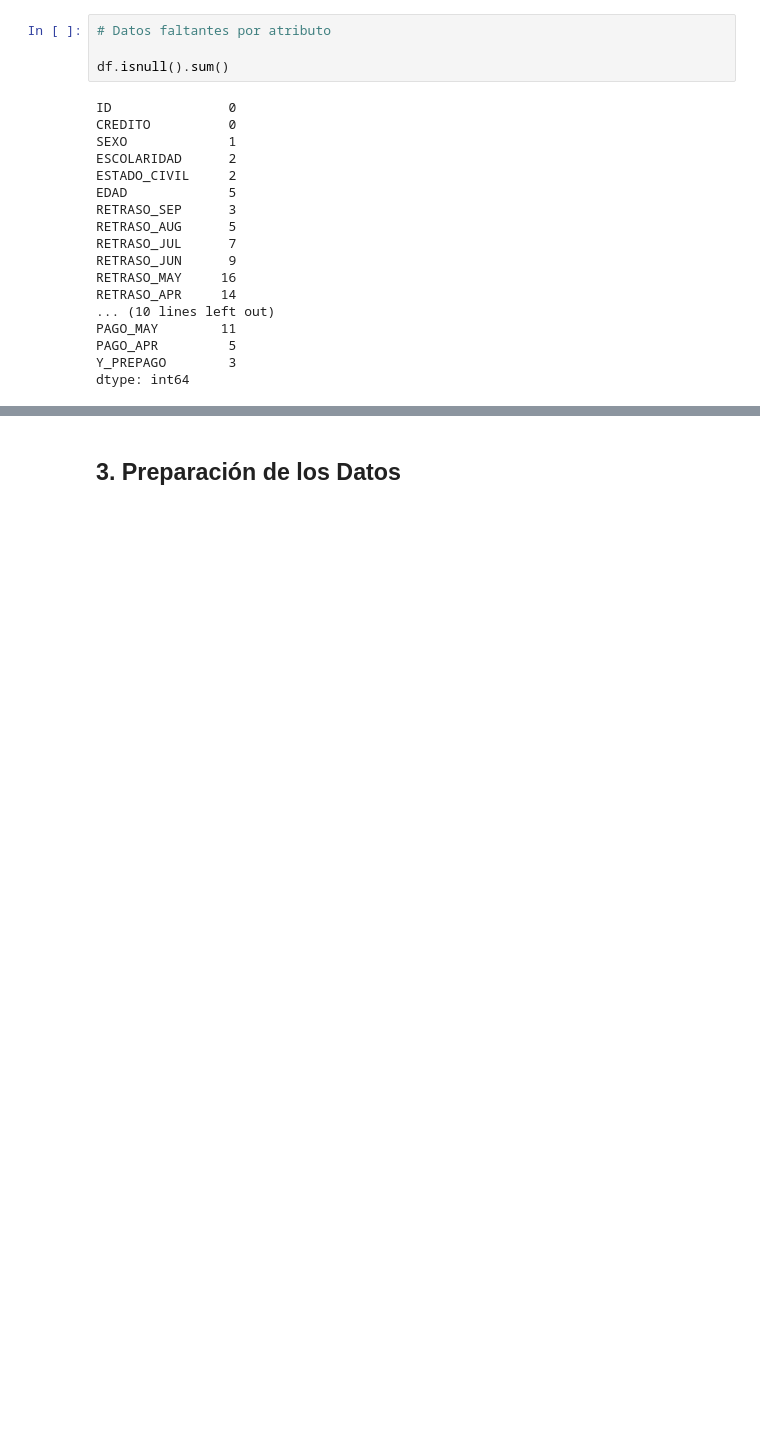
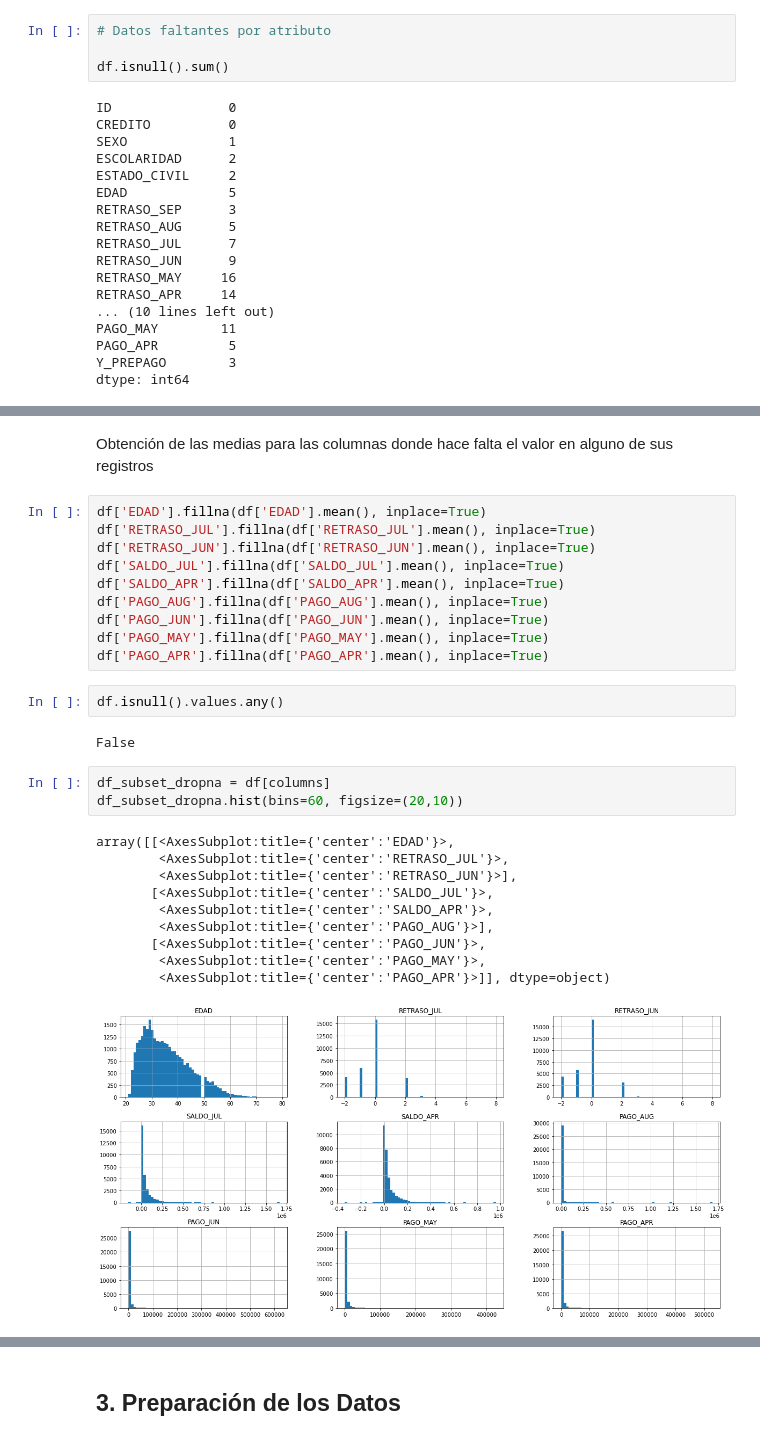
Before and after one commit to PosgradoMNA/actividades-de-aprendizaje-armandoBringas-a01200230, a Jupyter notebook: Activity_week_3/Week_3-Activity_1/Actividad-1.ipynb, the cells around one changed output, grey strips where cells are left out. Drawn from its saved outputs; the diff is of its cells as text; blank space fills up the shorter version.

```diff
--- a/Activity_week_3/Week_3-Activity_1/Actividad-1.ipynb
+++ b/Activity_week_3/Week_3-Activity_1/Actividad-1.ipynb
@@ -250,0 +462,30 @@ df[df['Y_PREPAGO'].isna()]
+# %% [markdown]
+Obtención de las medias para las columnas donde hace falta el valor en alguno de sus registros
+# %%
+df['EDAD'].fillna(df['EDAD'].mean(), inplace=True)
+df['RETRASO_JUL'].fillna(df['RETRASO_JUL'].mean(), inplace=True)
+df['RETRASO_JUN'].fillna(df['RETRASO_JUN'].mean(), inplace=True)
+df['SALDO_JUL'].fillna(df['SALDO_JUL'].mean(), inplace=True)
+df['SALDO_APR'].fillna(df['SALDO_APR'].mean(), inplace=True)
+df['PAGO_AUG'].fillna(df['PAGO_AUG'].mean(), inplace=True)
+df['PAGO_JUN'].fillna(df['PAGO_JUN'].mean(), inplace=True)
+df['PAGO_MAY'].fillna(df['PAGO_MAY'].mean(), inplace=True)
+df['PAGO_APR'].fillna(df['PAGO_APR'].mean(), inplace=True)
+# %%
+df.isnull().values.any()
+# %% [output]
+False
+# %%
+df_subset_dropna = df[columns]
+df_subset_dropna.hist(bins=60, figsize=(20,10))
+# %% [output]
+array([[<AxesSubplot:title={'center':'EDAD'}>,
+        <AxesSubplot:title={'center':'RETRASO_JUL'}>,
+        <AxesSubplot:title={'center':'RETRASO_JUN'}>],
+       [<AxesSubplot:title={'center':'SALDO_JUL'}>,
+        <AxesSubplot:title={'center':'SALDO_APR'}>,
+        <AxesSubplot:title={'center':'PAGO_AUG'}>],
+       [<AxesSubplot:title={'center':'PAGO_JUN'}>,
+        <AxesSubplot:title={'center':'PAGO_MAY'}>,
+        <AxesSubplot:title={'center':'PAGO_APR'}>]], dtype=object)
+[figure, added]
```
Also changed, not shown: parts of 59 cells of this notebook.
